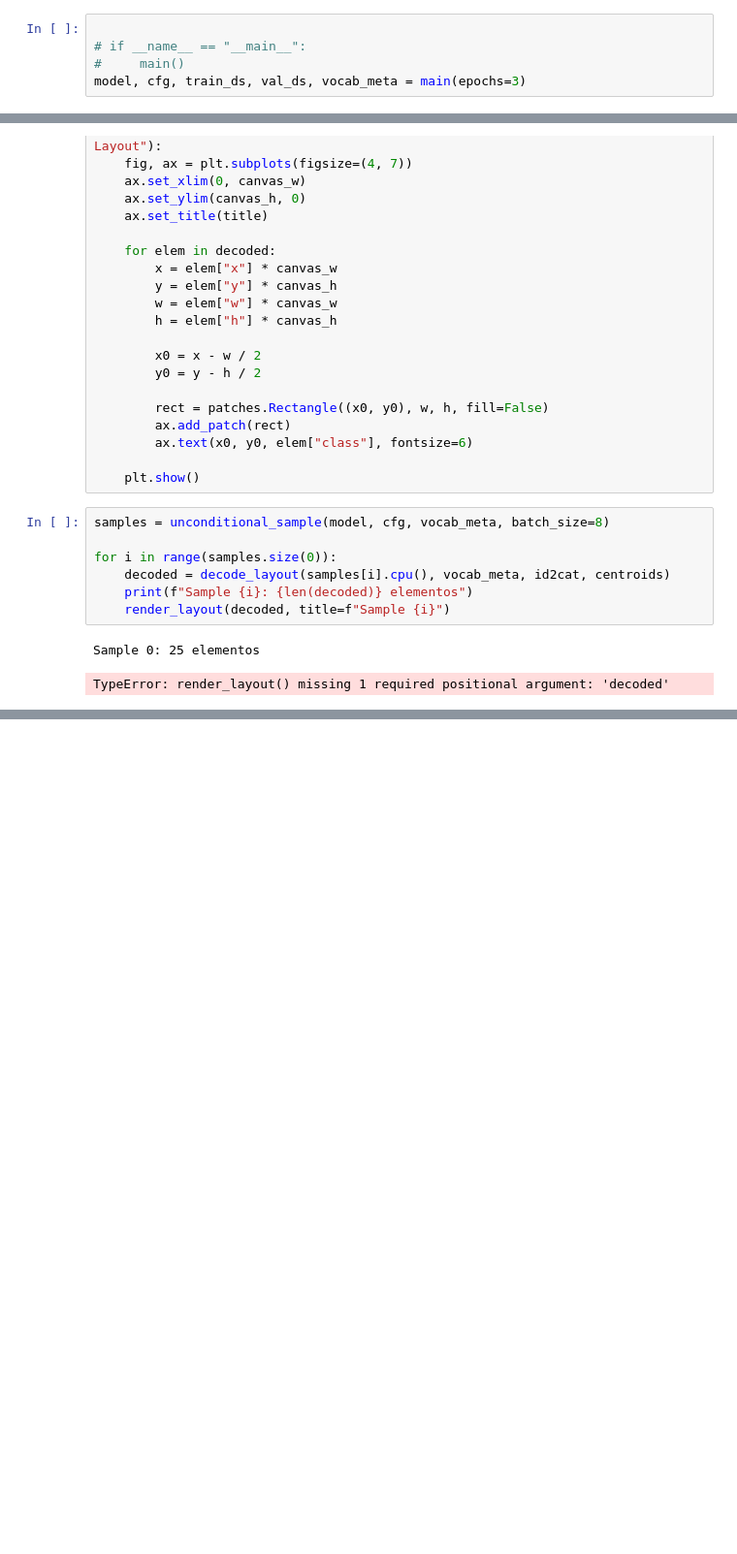
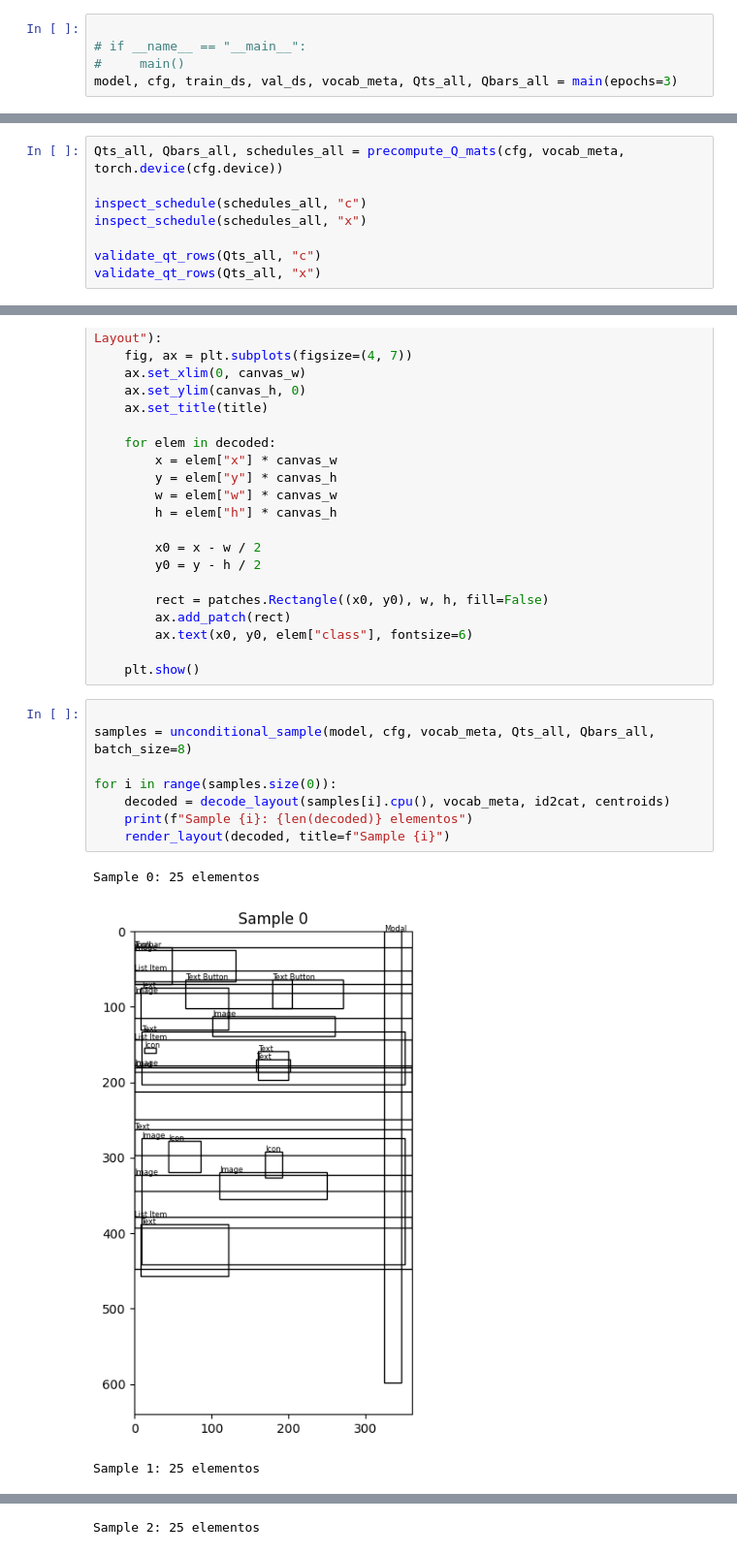
Before and after one commit to pedroporras/AutoLayoutDM, a Jupyter notebook: rico_layoutdm/LayoutDM_(iter4_blueprint).ipynb, the cells around one changed output, grey strips where cells are left out. Shown at 97% size. Drawn from its saved outputs; the diff is of its cells as text; blank space fills up the shorter version.

```diff
--- a/rico_layoutdm/LayoutDM_(iter4_blueprint).ipynb
+++ b/rico_layoutdm/LayoutDM_(iter4_blueprint).ipynb
@@ -668,7 +760,7 @@ def main(
 
 # if __name__ == "__main__":
 #     main()
-model, cfg, train_ds, val_ds, vocab_meta = main(epochs=3)
+model, cfg, train_ds, val_ds, vocab_meta, Qts_all, Qbars_all = main(epochs=3)
 # %% [output]
 Device: cuda
 Loading real artifacts from: /content/layoutdm_rico_tokens
@@ -694,0 +804,8 @@ step=0550 t=077 loss=0.6781 vb=0.1026 aux=5.7543
+# %%
+Qts_all, Qbars_all, schedules_all = precompute_Q_mats(cfg, vocab_meta, torch.device(cfg.device))
+
+inspect_schedule(schedules_all, "c")
+inspect_schedule(schedules_all, "x")
+
+validate_qt_rows(Qts_all, "c")
+validate_qt_rows(Qts_all, "x")
@@ -780,12 +924,14 @@ def render_layout(decoded, canvas_w=360, canvas_h=640, title="Generated Layout")
 
     plt.show()
 # %%
-samples = unconditional_sample(model, cfg, vocab_meta, batch_size=8)
+
+samples = unconditional_sample(model, cfg, vocab_meta, Qts_all, Qbars_all, batch_size=8)
 
 for i in range(samples.size(0)):
     decoded = decode_layout(samples[i].cpu(), vocab_meta, id2cat, centroids)
     print(f"Sample {i}: {len(decoded)} elementos")
     render_layout(decoded, title=f"Sample {i}")
 # %% [output]
 Sample 0: 25 elementos
+[figure, added]
-TypeError: render_layout() missing 1 required positional argument: 'decoded'
+Sample 1: 25 elementos
@@ -791,0 +939 @@ TypeError: render_layout() missing 1 required positional argument: 'decoded'
+Sample 2: 25 elementos
```
Also changed, not shown: parts of 15 cells of this notebook.
